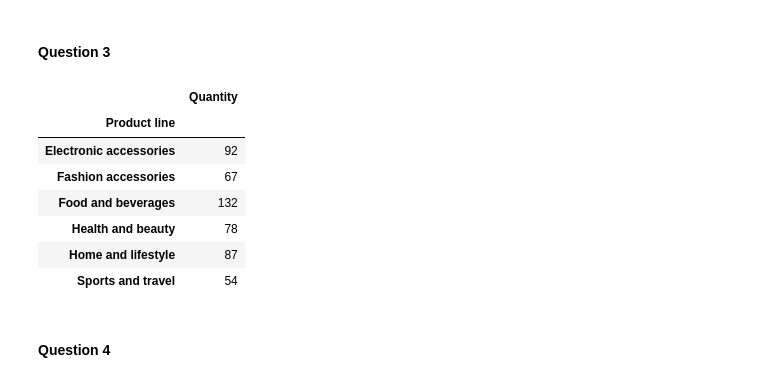
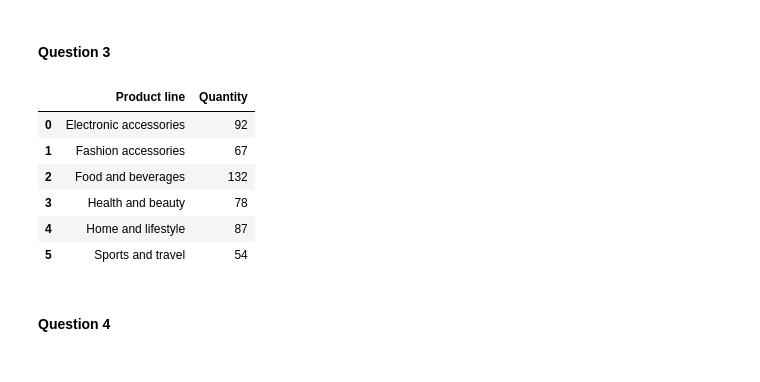
Before and after one commit to jshef747/Python-Homework2, a Jupyter notebook: assignment2-task1.ipynb, the cells around one changed output. Cells and saved outputs as stored; diff of their text form; code cells hidden in the pictures.

```diff
--- a/assignment2-task1.ipynb
+++ b/assignment2-task1.ipynb
@@ -70,18 +70,18 @@ df['Date'] = pd.to_datetime(df['Date'], errors='coerce')
 # %%
 cond_1st_week = (df['Date'].dt.day >= 1) & (df['Date'].dt.day <= 7)
 cond_feb = df['Date'].dt.month == 2
 cond_2019 = df['Date'].dt.year == 2019
 
-pd.DataFrame(df[cond_1st_week & cond_feb & cond_2019].groupby('Product line')['Quantity'].sum())
+product_and_quantity = pd.DataFrame(df[cond_1st_week & cond_feb & cond_2019].groupby('Product line')['Quantity'].sum().reset_index())
+product_and_quantity
 # %% [output]
-|  | Quantity |
-| Product line |  |
-| Electronic accessories | 92 |
-| Fashion accessories | 67 |
-| Food and beverages | 132 |
-| Health and beauty | 78 |
-| Home and lifestyle | 87 |
-| Sports and travel | 54 |
+|  | Product line | Quantity |
+| 0 | Electronic accessories | 92 |
+| 1 | Fashion accessories | 67 |
+| 2 | Food and beverages | 132 |
+| 3 | Health and beauty | 78 |
+| 4 | Home and lifestyle | 87 |
+| 5 | Sports and travel | 54 |
 # %% [markdown]
 #### Question 4
 # %%
```
Also changed, not shown: parts of 1 cell of this notebook.
